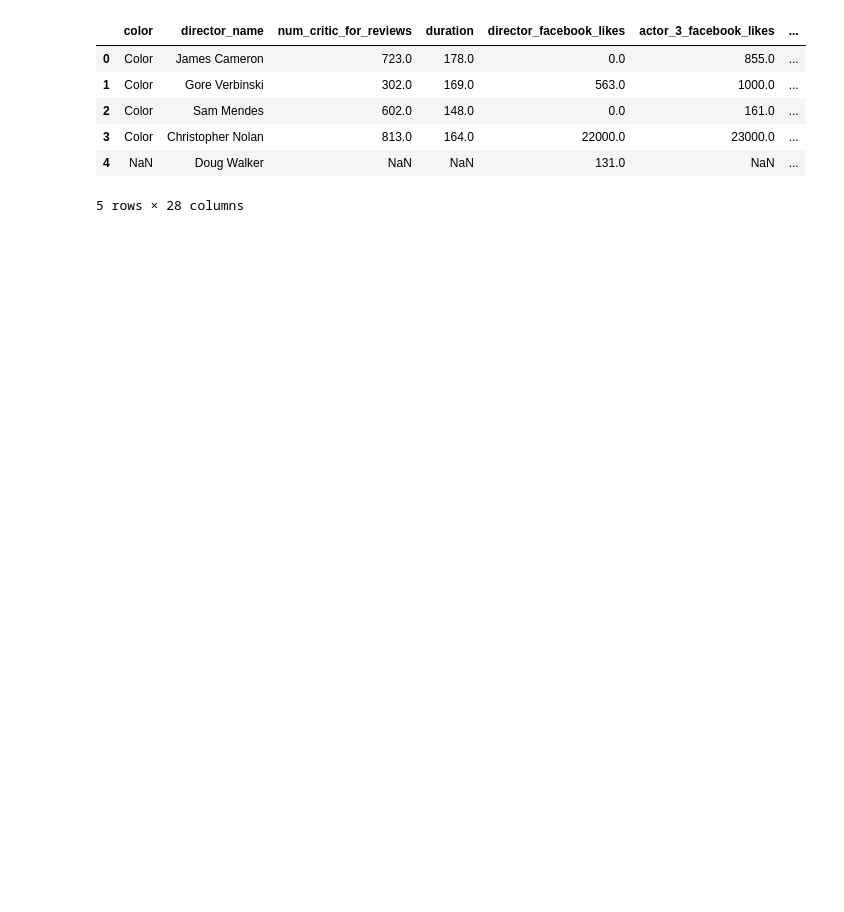
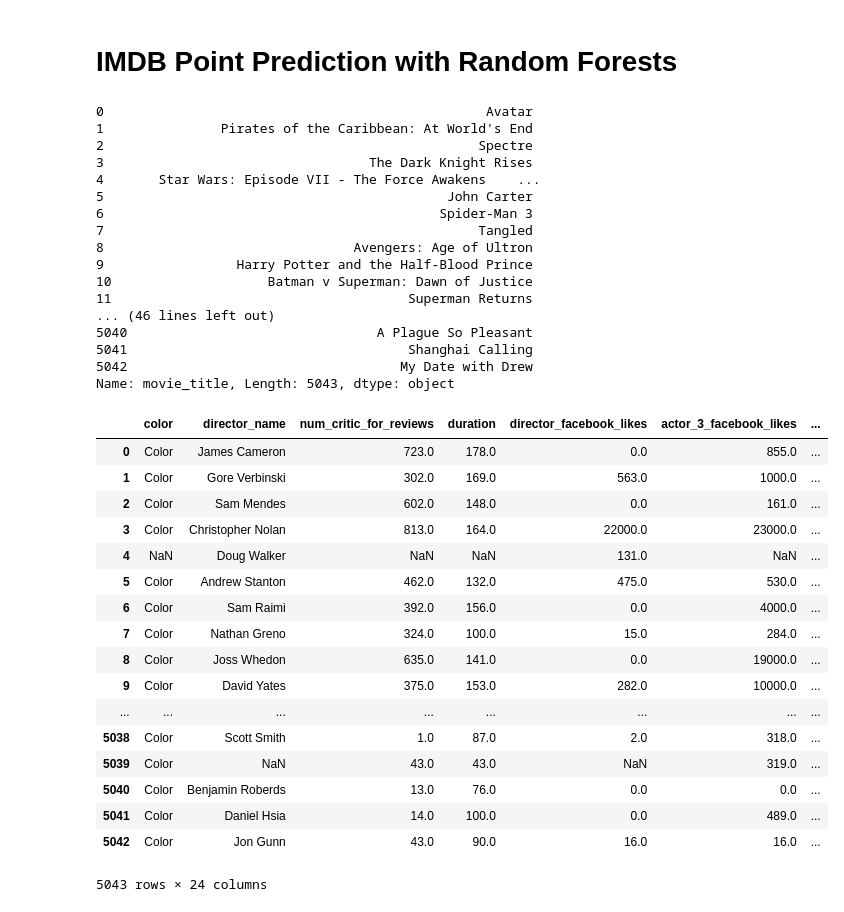
Before and after one commit to kerata/IMDBMachineLearning, a Jupyter notebook: Random_forest_Notebook.ipynb, the cells around one changed output. Drawn from its saved outputs; the diff is of its cells as text; code cells hidden in the pictures; blank space fills up the shorter version.

```diff
--- a/Random_forest_Notebook.ipynb
+++ b/Random_forest_Notebook.ipynb
@@ -1,3 +1,5 @@
+# %% [markdown]
+# IMDB Point Prediction with Random Forests
 # %%
 %matplotlib inline
 import numpy as np
@@ -10,14 +12,52 @@ from sklearn.model_selection import train_test_split
 sns.set(color_codes=True)
 sns.set(style="ticks")
 
-data_frame = pd.read_csv("movie_metadata.csv")
-data_frame.head()
+data_frame_original = pd.read_csv("movie_metadata.csv")
+#data_frame.loc[data_frame['imdb_score'] >= 7.5, 'imdb_score'].size / data_frame['imdb_score'].count()
 # %% [output]
-|  | color | director_name | num_critic_for_reviews | duration | director_facebook_likes | actor_3_facebook_likes | ... |
-| 0 | Color | James Cameron | 723.0 | 178.0 | 0.0 | 855.0 | ... |
-| 1 | Color | Gore Verbinski | 302.0 | 169.0 | 563.0 | 1000.0 | ... |
-| 2 | Color | Sam Mendes | 602.0 | 148.0 | 0.0 | 161.0 | ... |
-| 3 | Color | Christopher Nolan | 813.0 | 164.0 | 22000.0 | 23000.0 | ... |
-| 4 | NaN | Doug Walker | NaN | NaN | 131.0 | NaN | ... |
-5 rows × 28 columns
+0                                                 Avatar
+1               Pirates of the Caribbean: At World's End
+2                                                Spectre
+3                                  The Dark Knight Rises
+4       Star Wars: Episode VII - The Force Awakens    ...
+5                                            John Carter
+6                                           Spider-Man 3
+7                                                Tangled
+8                                Avengers: Age of Ultron
+9                 Harry Potter and the Half-Blood Prince
+10                    Batman v Superman: Dawn of Justice
+11                                      Superman Returns
+... (46 lines left out)
+5040                                A Plague So Pleasant
+5041                                    Shanghai Calling
+5042                                   My Date with Drew
+Name: movie_title, Length: 5043, dtype: object
+# %%
+data_frame = data_frame_original.copy()
+data_frame = data_frame.drop('genres',axis=1);
+data_frame = data_frame.drop('plot_keywords',axis=1);
+data_frame = data_frame.drop('movie_imdb_link', axis=1)
+data_frame = data_frame.drop('movie_title',axis=1)
+data_frame.loc[data_frame['imdb_score'] < 7.5, 'imdb_score'] = 0
+data_frame.loc[data_frame['imdb_score'] >= 7.5, 'imdb_score'] = 1
+data_frame
+# %% [output]
+|  | color | director_name | num_critic_for_reviews | duration | director_facebook_likes | actor_3_facebook_likes | ... |
+| 0 | Color | James Cameron | 723.0 | 178.0 | 0.0 | 855.0 | ... |
+| 1 | Color | Gore Verbinski | 302.0 | 169.0 | 563.0 | 1000.0 | ... |
+| 2 | Color | Sam Mendes | 602.0 | 148.0 | 0.0 | 161.0 | ... |
+| 3 | Color | Christopher Nolan | 813.0 | 164.0 | 22000.0 | 23000.0 | ... |
+| 4 | NaN | Doug Walker | NaN | NaN | 131.0 | NaN | ... |
+| 5 | Color | Andrew Stanton | 462.0 | 132.0 | 475.0 | 530.0 | ... |
+| 6 | Color | Sam Raimi | 392.0 | 156.0 | 0.0 | 4000.0 | ... |
+| 7 | Color | Nathan Greno | 324.0 | 100.0 | 15.0 | 284.0 | ... |
+| 8 | Color | Joss Whedon | 635.0 | 141.0 | 0.0 | 19000.0 | ... |
+| 9 | Color | David Yates | 375.0 | 153.0 | 282.0 | 10000.0 | ... |
+| ... | ... | ... | ... | ... | ... | ... | ... |
+| 5038 | Color | Scott Smith | 1.0 | 87.0 | 2.0 | 318.0 | ... |
+| 5039 | Color | NaN | 43.0 | 43.0 | NaN | 319.0 | ... |
+| 5040 | Color | Benjamin Roberds | 13.0 | 76.0 | 0.0 | 0.0 | ... |
+| 5041 | Color | Daniel Hsia | 14.0 | 100.0 | 0.0 | 489.0 | ... |
+| 5042 | Color | Jon Gunn | 43.0 | 90.0 | 16.0 | 16.0 | ... |
+5043 rows × 24 columns
 # %%
```
Also changed, not shown: parts of 10 cells of this notebook.
